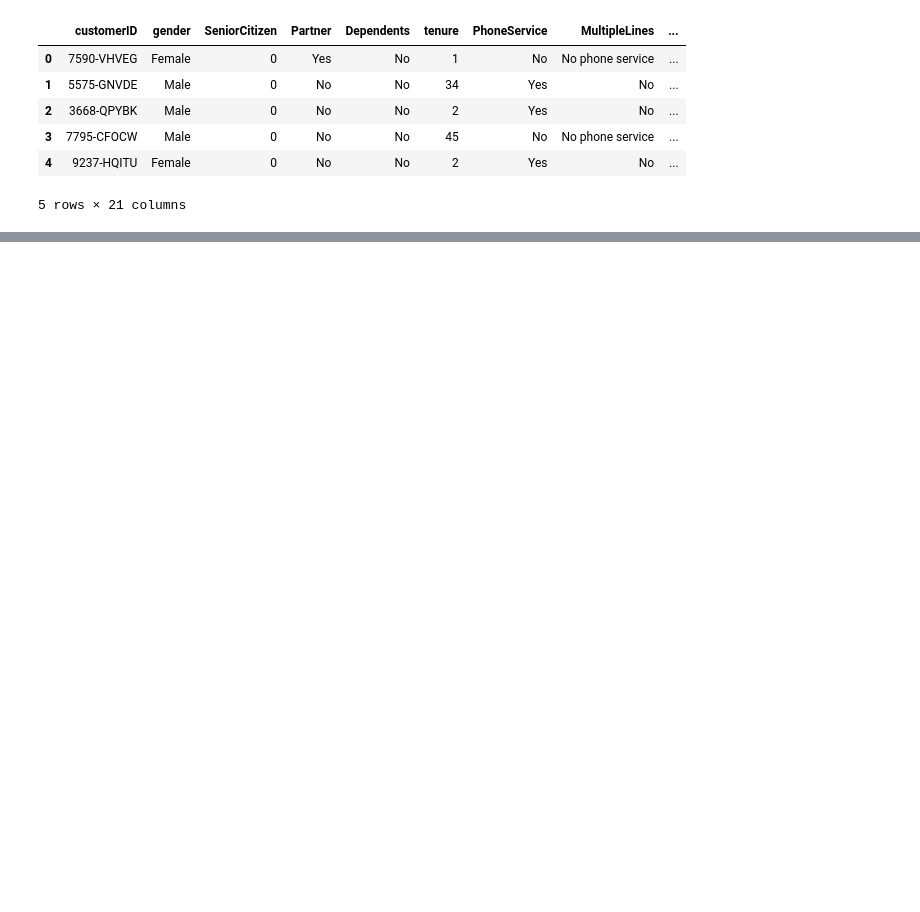
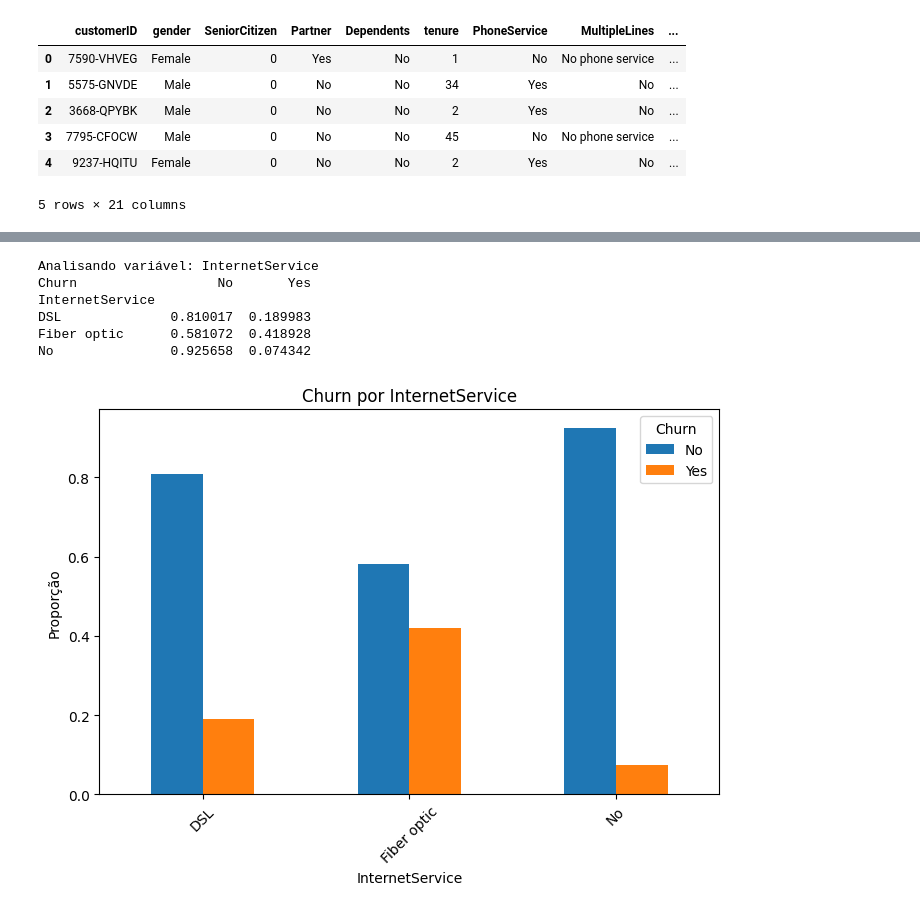
Before and after one commit to jrrrtricolor/ML_telco_customer_churn, a Jupyter notebook: notebooks/EDA.ipynb, the cells around one changed output, grey strips where cells are left out. Cells and saved outputs as stored; diff of their text form; code cells hidden in the pictures; blank space fills up the shorter version.

```diff
--- a/notebooks/EDA.ipynb
+++ b/notebooks/EDA.ipynb
@@ -15,0 +186,11 @@ dados.head()
+# %%
+# Padrão 3 — Tipo de Internet
+analyze_churn_by_feature(dados, "InternetService")
+# %% [output]
+Analisando variável: InternetService
+Churn                  No       Yes
+InternetService
+DSL              0.810017  0.189983
+Fiber optic      0.581072  0.418928
+No               0.925658  0.074342
+[figure, added]
```
Also changed, not shown: parts of 11 cells of this notebook.
